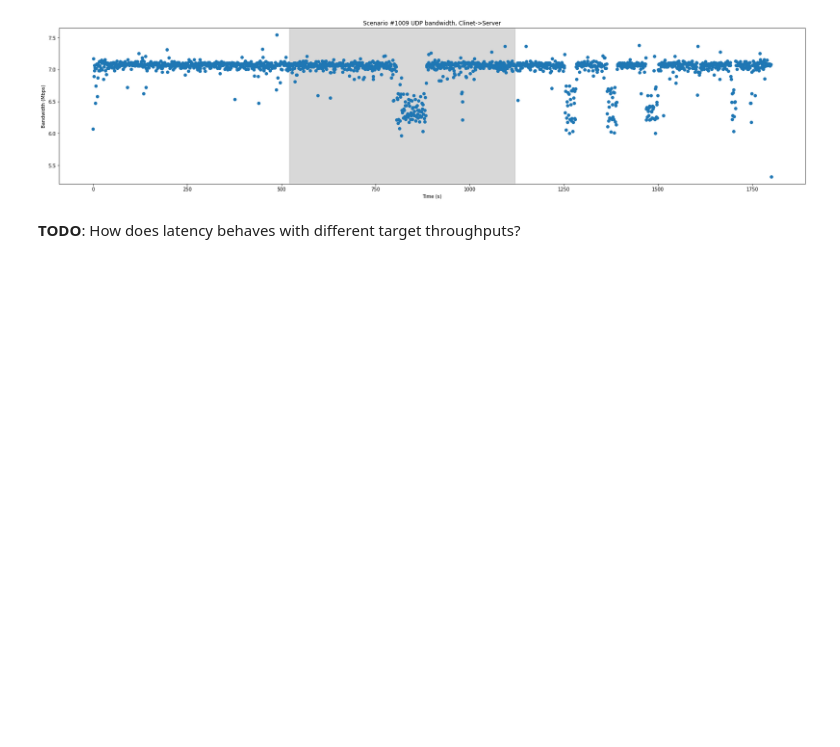
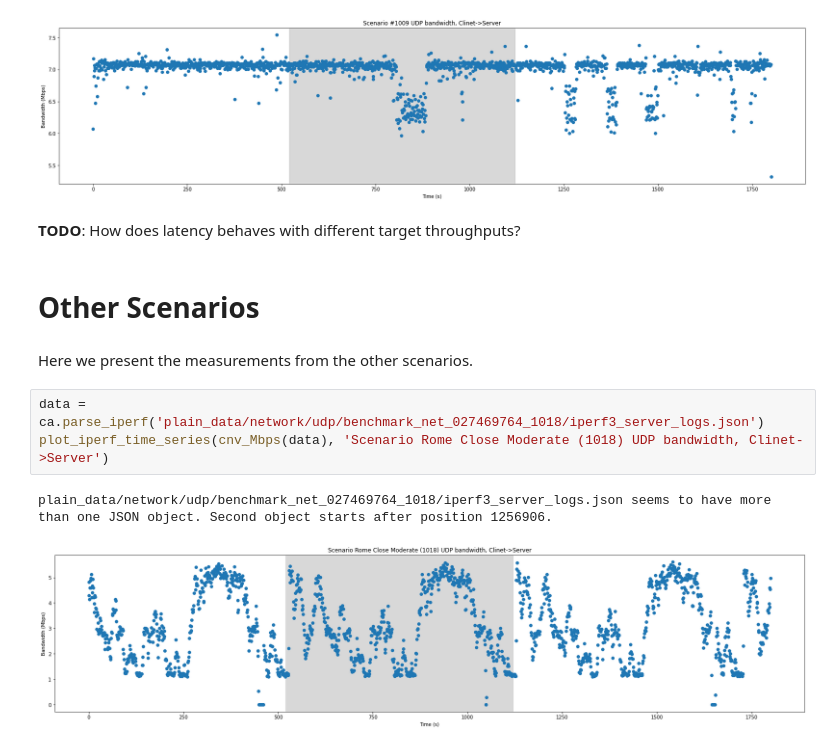
Before and after one commit to nislab/gensync, a Jupyter notebook: run/analysis.ipynb, the cells around one changed output. Drawn from its saved outputs; the diff is of its cells as text; blank space fills up the shorter version.

```diff
--- a/run/analysis.ipynb
+++ b/run/analysis.ipynb
@@ -1112,3 +1112,13 @@ plain_data/network/udp/benchmark_net_020550482_1009/iperf3_server_logs.json seem
 [figure]
 # %% [markdown]
 **TODO**: How does latency behaves with different target throughputs?
+# %% [markdown]
+# Other Scenarios
+# %% [markdown]
+Here we present the measurements from the other scenarios.
+# %%
+data = ca.parse_iperf('plain_data/network/udp/benchmark_net_027469764_1018/iperf3_server_logs.json')
+plot_iperf_time_series(cnv_Mbps(data), 'Scenario Rome Close Moderate (1018) UDP bandwidth, Clinet->Server')
+# %% [output]
+plain_data/network/udp/benchmark_net_027469764_1018/iperf3_server_logs.json seems to have more than one JSON object. Second object starts after position 1256906.
+[figure, added]
```
Also changed, not shown: parts of 7 cells of this notebook, 32 other files.
